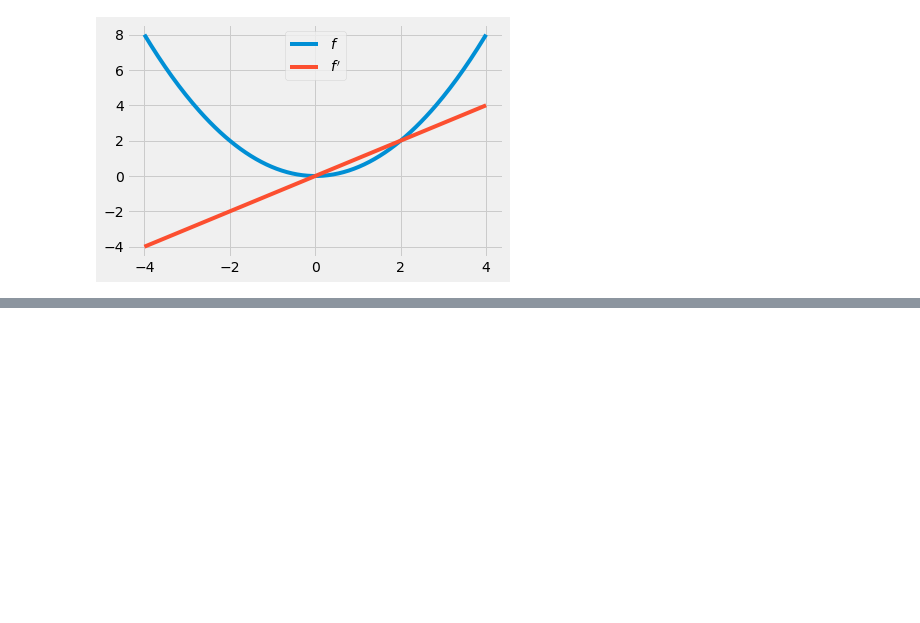
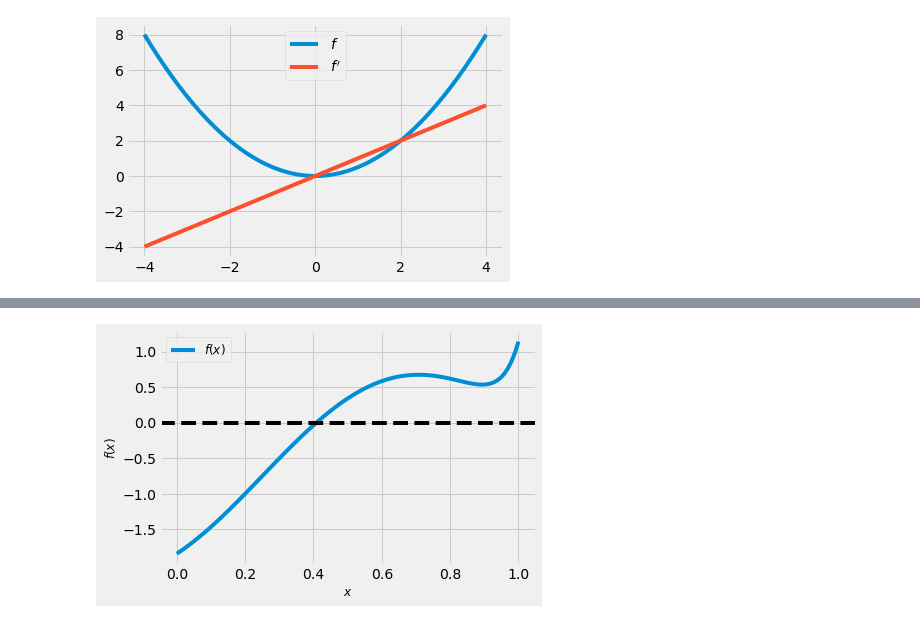
Before and after one commit to QuantEcon/cbc_workshops, a Jupyter notebook: day_4/jax_intro.ipynb, the cells around one changed output, grey strips where cells are left out. Saved outputs shown, nothing was run; the diff lists cells and outputs as text; code cells hidden in the pictures; blank space fills up the shorter version.

```diff
--- a/day_4/jax_intro.ipynb
+++ b/day_4/jax_intro.ipynb
@@ -391,0 +402,13 @@ plt.show()
+# %%
+f = lambda x: jnp.sin(4 * (x - 1/4)) + x + x**20 - 1
+x = jnp.linspace(0, 1, 100)
+
+fig, ax = plt.subplots()
+ax.plot(x, f(x), label='$f(x)$')
+ax.axhline(ls='--', c='k')
+ax.set_xlabel('$x$', fontsize=12)
+ax.set_ylabel('$f(x)$', fontsize=12)
+ax.legend(fontsize=12)
+plt.show()
+# %% [output]
+[figure, added]
```
Also changed, not shown: parts of 14 cells of this notebook.
